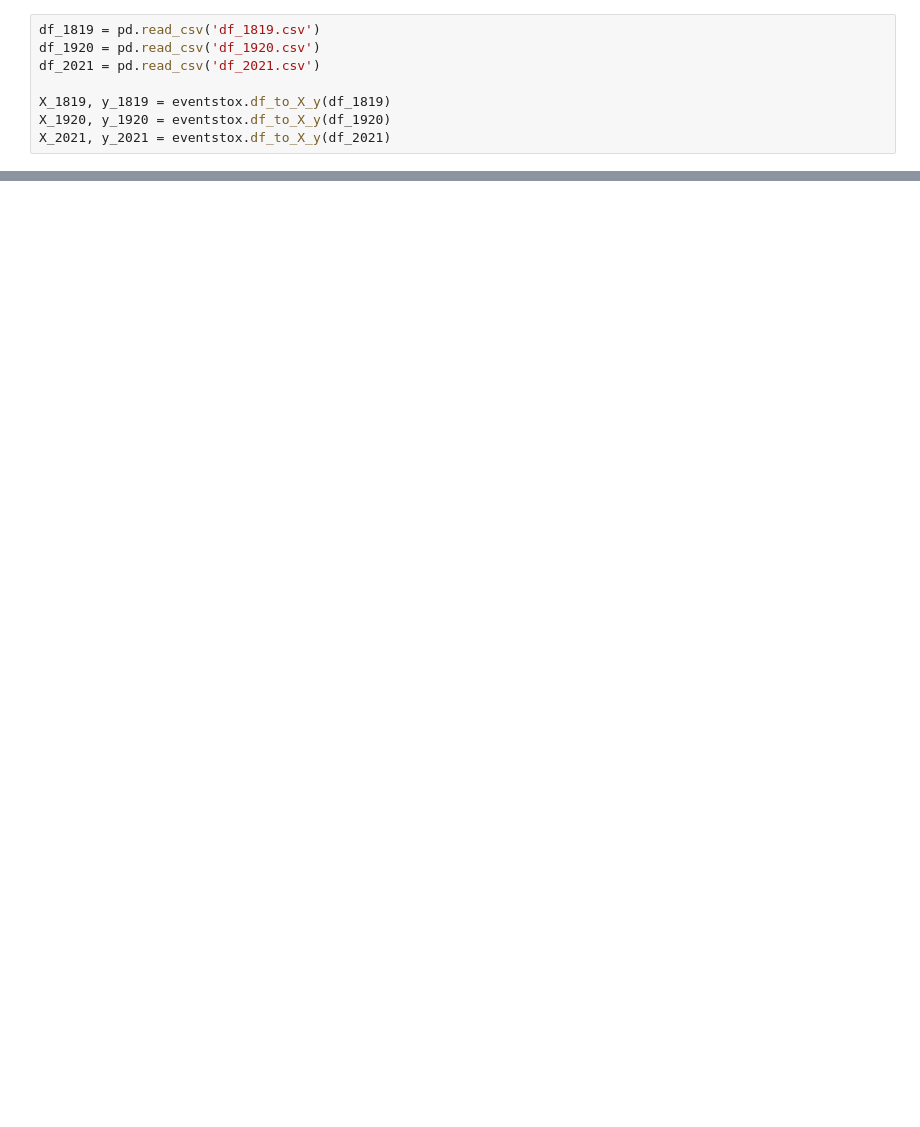
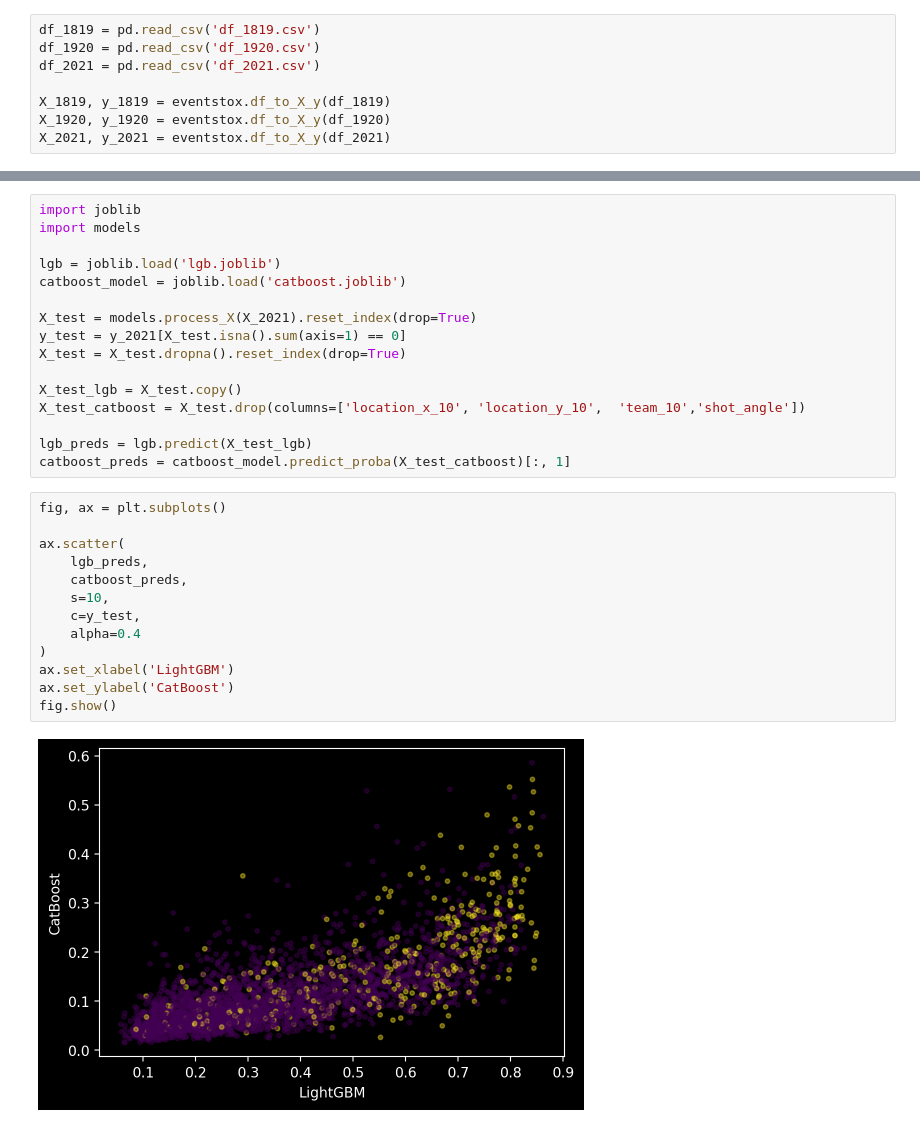
Before and after one commit to MaggieFungly/football-data-analytics, a Jupyter notebook: goal_scoring_both_teams/lstm.ipynb, the cells around one changed output, grey strips where cells are left out. Cells and saved outputs as stored; diff of their text form; blank space fills up the shorter version.

```diff
--- a/goal_scoring_both_teams/lstm.ipynb
+++ b/goal_scoring_both_teams/lstm.ipynb
@@ -30,3 +167,34 @@ X_2021, y_2021 = eventstox.df_to_X_y(df_2021)
+# %%
+import joblib
+import models
+
+lgb = joblib.load('lgb.joblib')
+catboost_model = joblib.load('catboost.joblib')
+
+X_test = models.process_X(X_2021).reset_index(drop=True)
+y_test = y_2021[X_test.isna().sum(axis=1) == 0]
+X_test = X_test.dropna().reset_index(drop=True)
+
+X_test_lgb = X_test.copy()
+X_test_catboost = X_test.drop(columns=['location_x_10', 'location_y_10',  'team_10','shot_angle'])
+
+lgb_preds = lgb.predict(X_test_lgb)
+catboost_preds = catboost_model.predict_proba(X_test_catboost)[:, 1]
+# %%
+fig, ax = plt.subplots()
+
+ax.scatter(
+    lgb_preds,
+    catboost_preds,
+    s=10,
+    c=y_test,
+    alpha=0.4
+)
+ax.set_xlabel('LightGBM')
+ax.set_ylabel('CatBoost')
+fig.show()
+# %% [output]
+[figure, added]
 # %%
 from sklearn.preprocessing import MinMaxScaler
 
```
Also changed, not shown: parts of 11 cells of this notebook, 1 other file.
